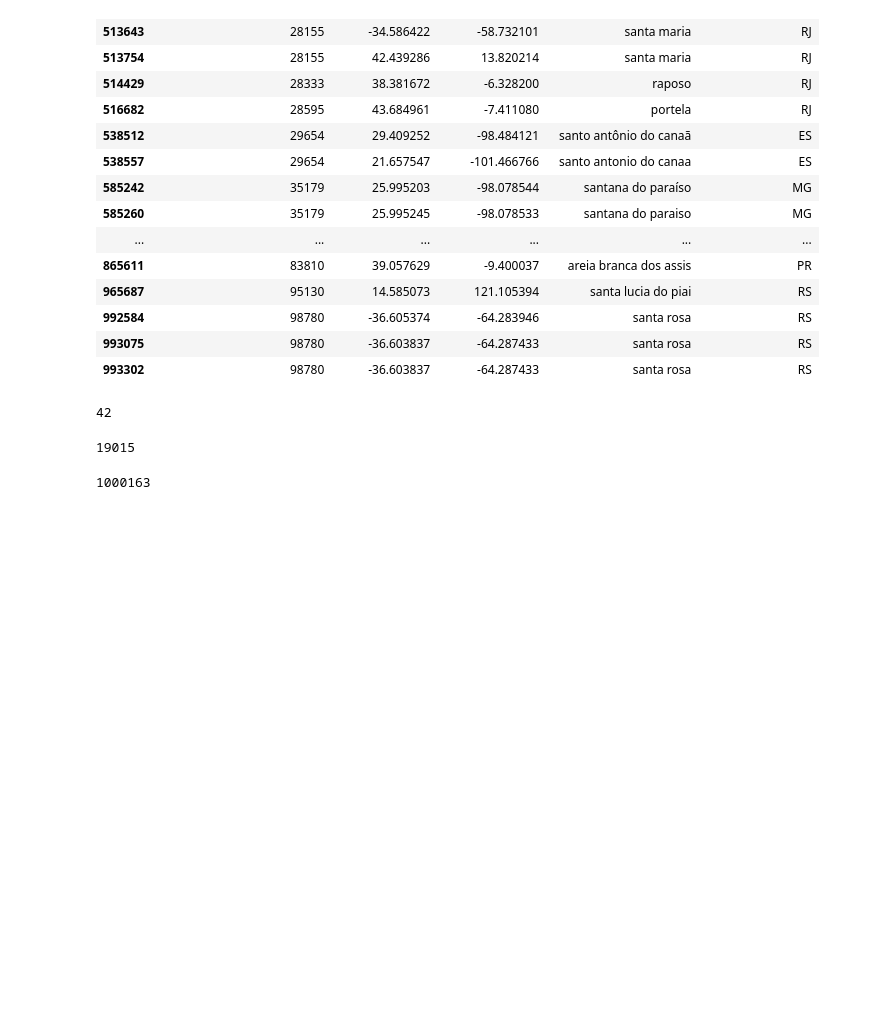
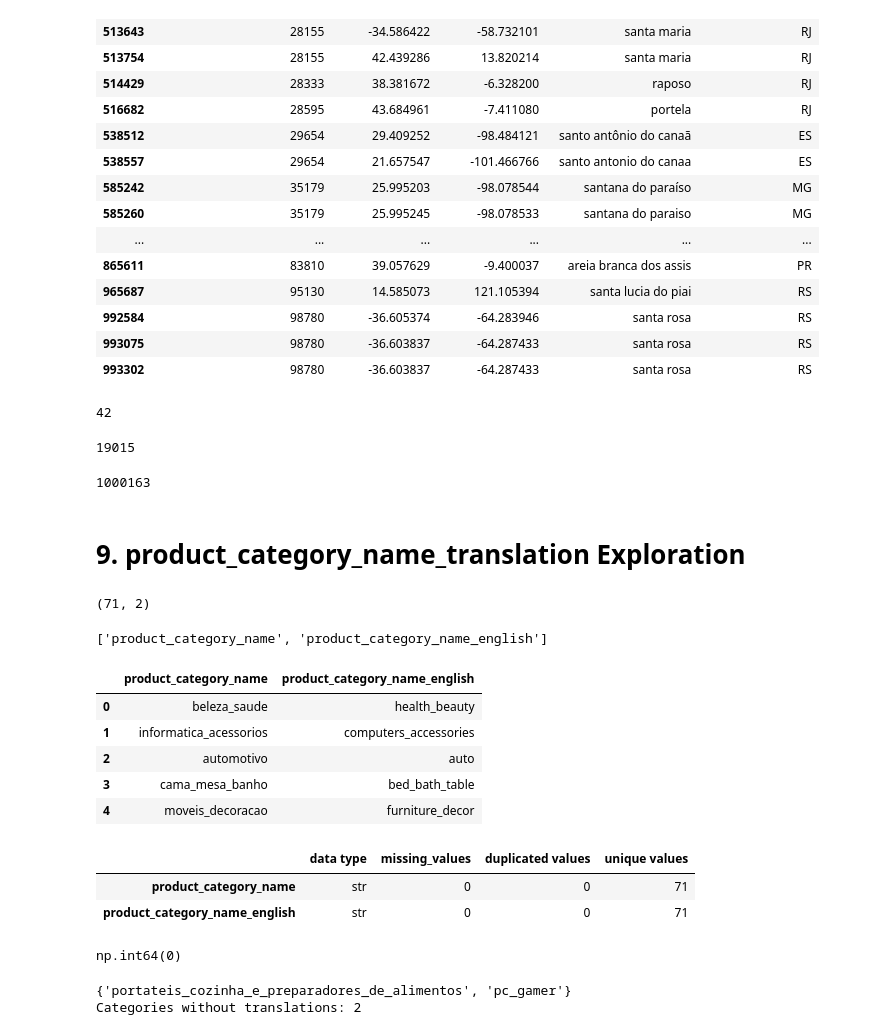
Before and after one commit to ErgysKorsita/ecommerce-batch-pipeline, a Jupyter notebook: notebooks/01_data_exploration.ipynb, the cells around one changed output. Drawn from its saved outputs; the diff is of its cells as text; code cells hidden in the pictures; blank space fills up the shorter version.

Commit message:
Initial product_category_name_translation dataset analysis and documentation

```diff
--- a/notebooks/01_data_exploration.ipynb
+++ b/notebooks/01_data_exploration.ipynb
@@ -1511,3 +1511,54 @@ df_geolocation["geolocation_zip_code_prefix"].nunique()
 len(df_geolocation)
 # %% [output]
 1000163
+# %% [markdown]
+# 9. product_category_name_translation Exploration
+# %%
+df_translation = pd.read_csv(csv_dict['product_category_name_translation'])
+# %%
+df_translation.shape
+# %% [output]
+(71, 2)
+# %%
+df_translation_columns = df_translation.columns.to_list()
+df_translation_columns
+# %% [output]
+['product_category_name', 'product_category_name_english']
+# %%
+df_translation.head()
+# %% [output]
+|  | product_category_name | product_category_name_english |
+| 0 | beleza_saude | health_beauty |
+| 1 | informatica_acessorios | computers_accessories |
+| 2 | automotivo | auto |
+| 3 | cama_mesa_banho | bed_bath_table |
+| 4 | moveis_decoracao | furniture_decor |
+# %%
+initial_eda_check = pd.DataFrame({
+    'data type' : df_translation[df_translation_columns].dtypes,
+    'missing_values' : df_translation[df_translation_columns].isna().sum(),
+    'duplicated values' : df_translation[df_translation_columns].duplicated().sum(),
+    'unique values' : df_translation[df_translation_columns].nunique()
+})
+
+display(initial_eda_check)
+# %% [output]
+|  | data type | missing_values | duplicated values | unique values |
+| product_category_name | str | 0 | 0 | 71 |
+| product_category_name_english | str | 0 | 0 | 71 |
+# %%
+df_translation.duplicated().sum()
+# %% [output]
+np.int64(0)
+# %%
+missing_translations = set(
+    df_products["product_category_name"].dropna()
+) - set(
+    df_translation["product_category_name"]
+)
+
+print(missing_translations)
+print(f"Categories without translations: {len(missing_translations)}")
+# %% [output]
+{'portateis_cozinha_e_preparadores_de_alimentos', 'pc_gamer'}
+Categories without translations: 2
```
Also changed, not shown: 1 other file.
